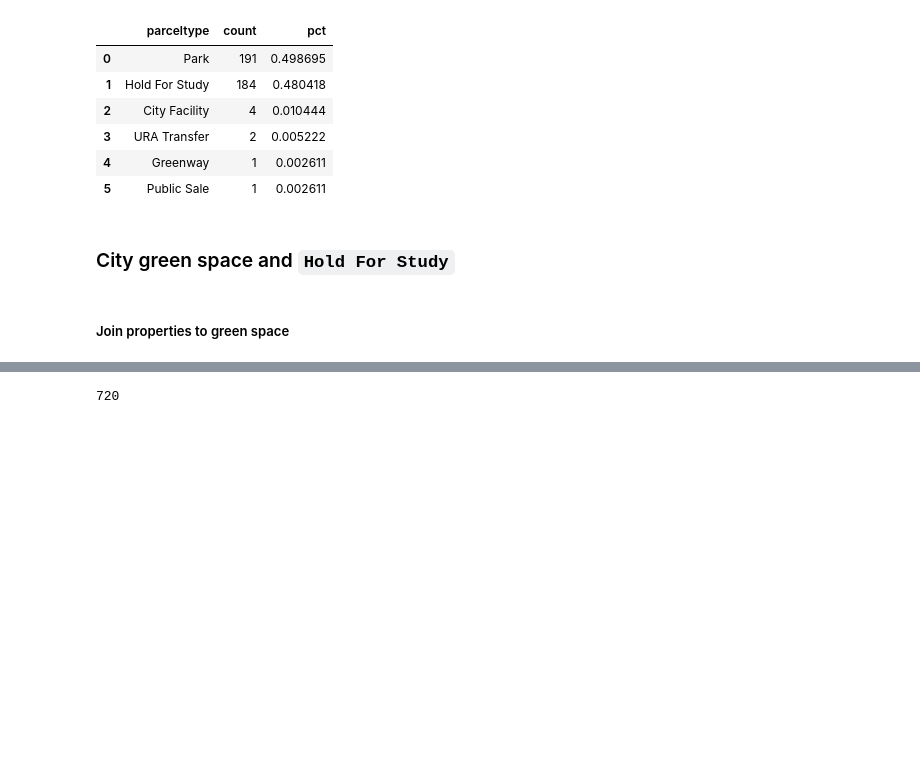
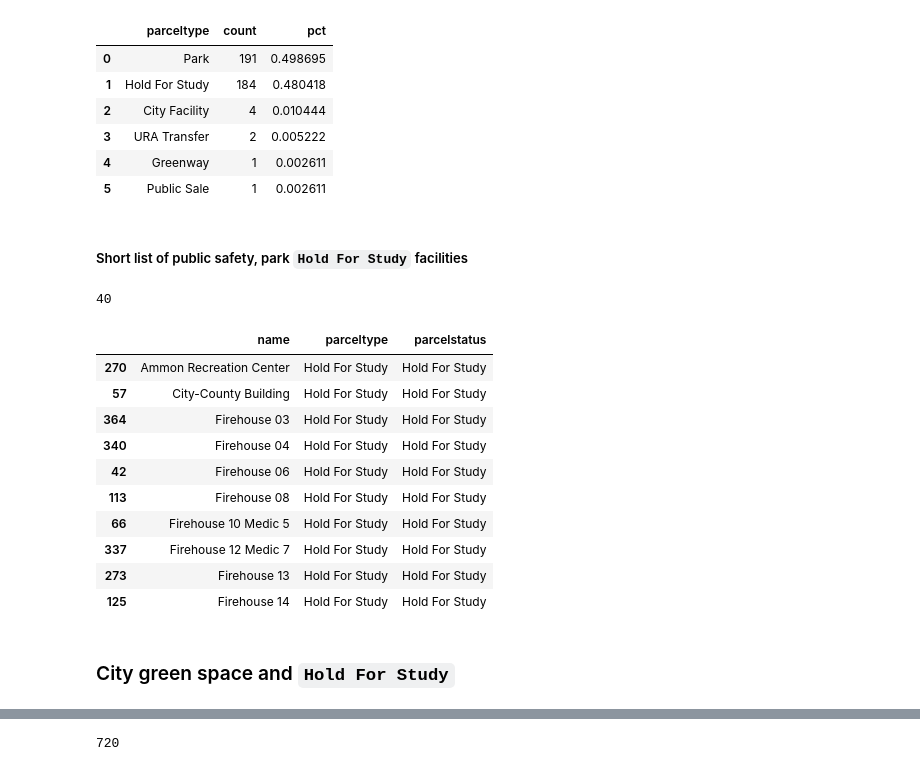
Before and after one commit to maclover7/pghland, a Jupyter notebook: city-inventory.ipynb, the cells around one changed output, grey strips where cells are left out. Cells and saved outputs as stored; diff of their text form; code cells hidden in the pictures; blank space fills up the shorter version.

Commit message:
Clean up city facilities, green space sections

```diff
--- a/city-inventory.ipynb
+++ b/city-inventory.ipynb
@@ -258,6 +222,29 @@ facilitiesparceltype
 | 3 | URA Transfer | 2 | 0.005222 |
 | 4 | Greenway | 1 | 0.002611 |
 | 5 | Public Sale | 1 | 0.002611 |
+# %% [markdown]
+##### Short list of public safety, park `Hold For Study` facilities
+# %%
+h4sfacilities = facilities[
+    (facilities.parceltype == 'Hold For Study') &
+    (facilities.name.str.contains('Firehouse|City-County|Medic|Recreation'))
+]
+
+print(len(h4sfacilities))
+h4sfacilities.sort_values(by='name').head(10)
+# %% [output]
+40
+|  | name | parceltype | parcelstatus |
+| 270 | Ammon Recreation Center | Hold For Study | Hold For Study |
+| 57 | City-County Building | Hold For Study | Hold For Study |
+| 364 | Firehouse 03 | Hold For Study | Hold For Study |
+| 340 | Firehouse 04 | Hold For Study | Hold For Study |
+| 42 | Firehouse 06 | Hold For Study | Hold For Study |
+| 113 | Firehouse 08 | Hold For Study | Hold For Study |
+| 66 | Firehouse 10 Medic 5 | Hold For Study | Hold For Study |
+| 337 | Firehouse 12 Medic 7 | Hold For Study | Hold For Study |
+| 273 | Firehouse 13 | Hold For Study | Hold For Study |
+| 125 | Firehouse 14 | Hold For Study | Hold For Study |
 # %% [markdown]
 ### City green space and `Hold For Study`
 # %%
@@ -275,7 +262,5 @@ FROM parceleproppgh
 JOIN parcelcentroids
 ON parcelcentroids.parcelid = parceleproppgh.parcelid;""", DB, crs='EPSG:4269')
 points = points.to_crs('EPSG:4326')
-# %% [markdown]
-##### Join properties to green space
 # %%
 pointsgreen = gpd.sjoin(points, green, predicate='within', how='inner')
```
Also changed, not shown: parts of 13 cells of this notebook.
